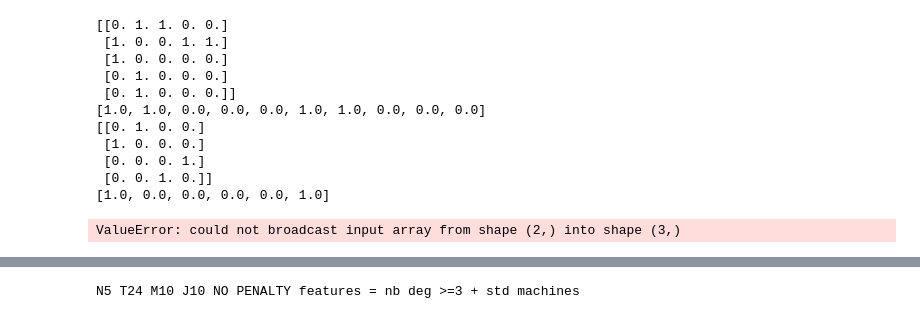
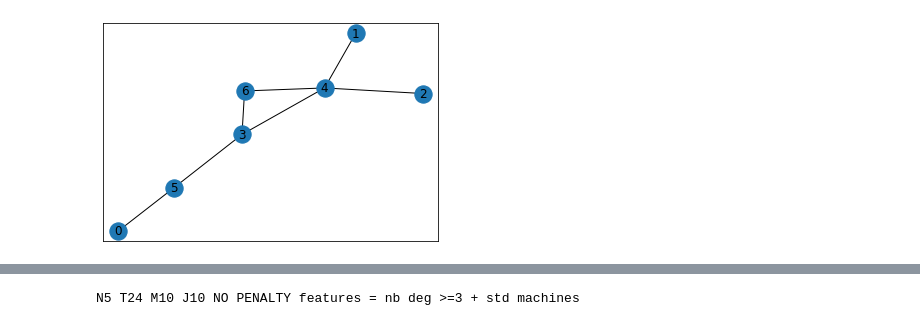
Before and after one commit to sohaib-ouzineb/MSC_INDIVIDUAL_PROJECT, a Jupyter notebook: evoltionary_algo.ipynb, the cells around one changed output, grey strips where cells are left out. Saved outputs shown, nothing was run; the diff lists cells and outputs as text; code cells hidden in the pictures.

```diff
--- a/evoltionary_algo.ipynb
+++ b/evoltionary_algo.ipynb
@@ -479,24 +505,23 @@ def partition (list_in, n):
     return res
 
 def get_topo(A):
-    print(A)
+    #print(A)
     x,y = A.shape
     res = []
     for i in range(x):
         for j in range(y):
             if (j>i):
-                #print(A[0][0])
-                res+= [A[i][j]]
-    print(res)
+                res.append(int(A[i][j]))
+    #print(res)
     return res
 
-def initialize():
-    #topo = list(np.random.randint(low = 0,high=2,size=int(N*(N-1)/2)))
+def initialize(): #new initialize with graphillion
+    myit = gs.rand_iter()
     g = next(myit)
-    A = nx.to_numpy_array(g)
+    nx.draw_networkx(g) #draw network
+    A = np.array(nx.to_numpy_matrix(g, nodelist=sorted(g.nodes())))
     topo = get_topo(A)
-    if (not is_valid(topo)):
-        return initialize()
+    topo = [int(t) for t in topo]
     sensitivities = list(np.random.random_sample(size = N-1)) #internet has no sensitivity
     distribution = partition(list(range(0,M)),N-1) #internet has no "machines"
     return [topo,sensitivities,distribution]
@@ -545,23 +528,4 @@ matplotlib.backend_bases._get_renderer.<locals>.Done: <matplotlib.backends.backe
-# %%
-#test
-individual = initialize()
-#individual[0] = [1,0,0,0,1,0,0,1,0,1] #linear graph
-#individual[0] = [1,1,1,1,1,1,1,1,1,1] #fully connected graph
-#individual[0] = [1,0,1,0,1,0,0,1,1,0] #parellel-like graph
-#individual[2][1] = [i for i in range(27)]
-#print(individual[2])
-res = np.mean(np.array([init(individual) for i in range(1)]))
-print("res = ",res)
-# %% [output]
-[[0. 1. 1. 0. 0.]
- [1. 0. 0. 1. 1.]
- [1. 0. 0. 0. 0.]
- [0. 1. 0. 0. 0.]
- [0. 1. 0. 0. 0.]]
-[1.0, 1.0, 0.0, 0.0, 0.0, 1.0, 1.0, 0.0, 0.0, 0.0]
-[[0. 1. 0. 0.]
- [1. 0. 0. 0.]
- [0. 0. 0. 1.]
- [0. 0. 1. 0.]]
-[1.0, 0.0, 0.0, 0.0, 0.0, 1.0]
-ValueError: could not broadcast input array from shape (2,) into shape (3,)
+# %%
+indiv = initialize()
+# %% [output]
+[figure, added]
```
Also changed, not shown: parts of 11 cells of this notebook.
